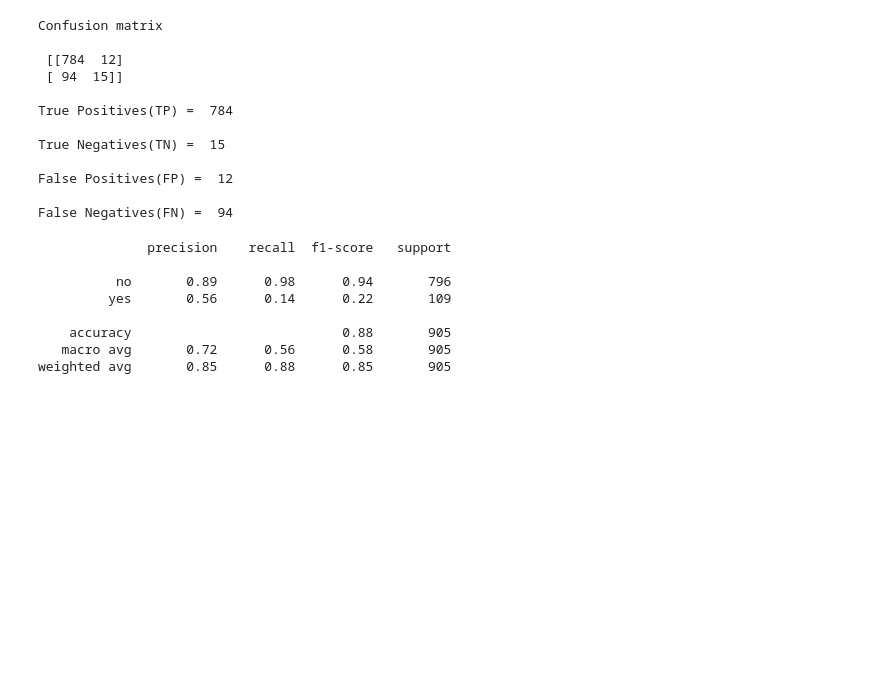
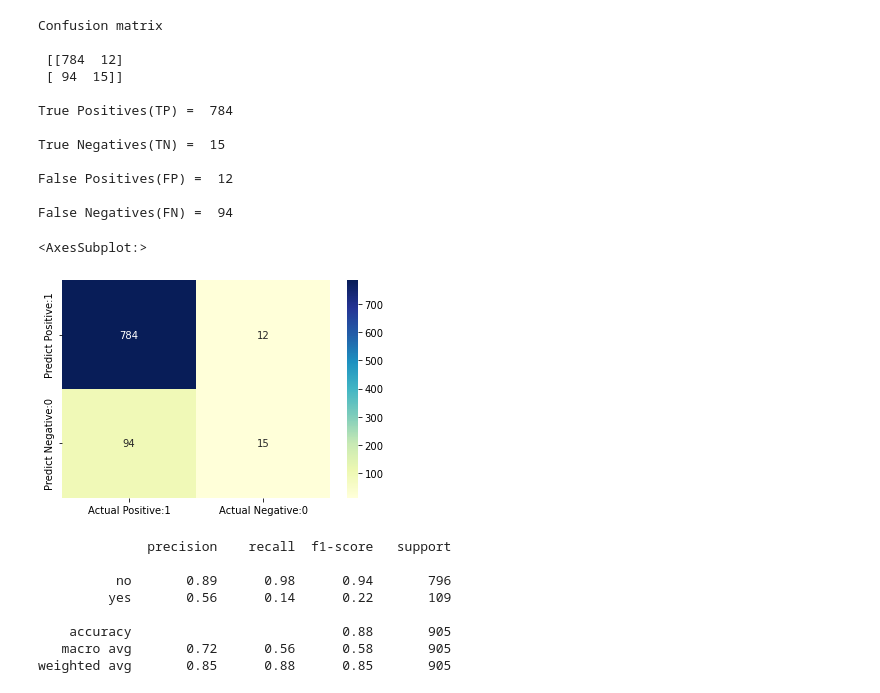
Before and after one commit to pookri/Final-Project, a Jupyter notebook: DecisionTree.ipynb, the cells around one changed output. Cells and saved outputs as stored; diff of their text form; code cells hidden in the pictures; blank space fills up the shorter version.

Commit message:
Added Heatmap

```diff
--- a/DecisionTree.ipynb
+++ b/DecisionTree.ipynb
@@ -14,5 +15,5 @@ import category_encoders as ce
 # %%
-traindata=pandas.read_csv("Traindata.csv")
+traindata=pd.read_csv("Traindata.csv")
 X = traindata.drop(['class'], axis=1)
 y = traindata['class']
 X_train, X_test, y_train, y_test=train_test_split(X,y,train_size=0.8, test_size=0.2, random_state=10)
@@ -76,6 +77,15 @@ True Negatives(TN) =  15
 False Positives(FP) =  12
 
 False Negatives(FN) =  94
+# %%
+
+cm_matrix = pd.DataFrame(data=cm, columns=['Actual Positive:1', 'Actual Negative:0'],
+                                 index=['Predict Positive:1', 'Predict Negative:0'])
+
+sns.heatmap(cm_matrix, annot=True, fmt='d', cmap='YlGnBu')
+# %% [output]
+<AxesSubplot:>
+[figure, added]
 # %%
 
 print(classification_report(y_test,prediction))
```
Also changed, not shown: parts of 3 cells of this notebook.
